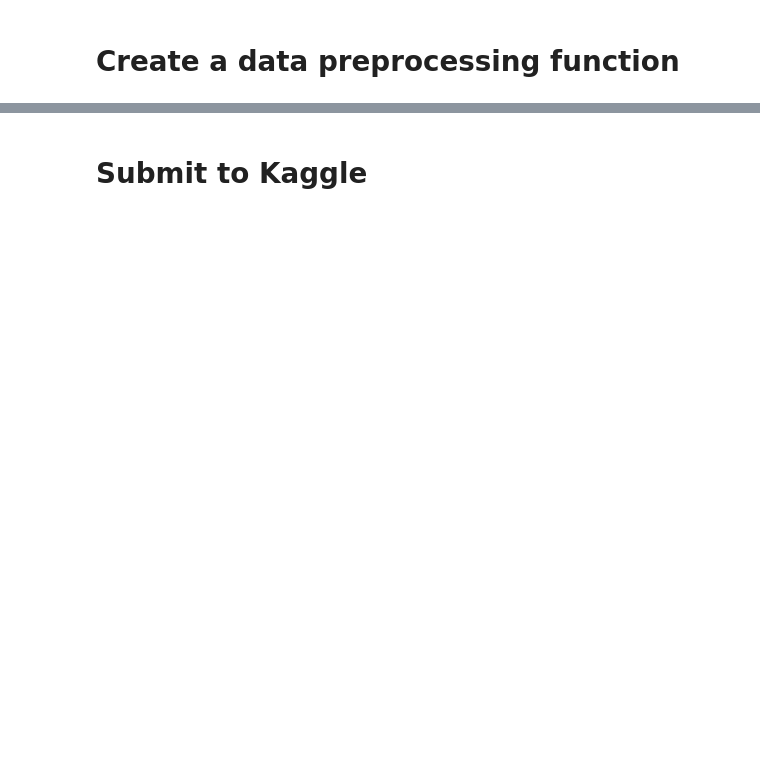
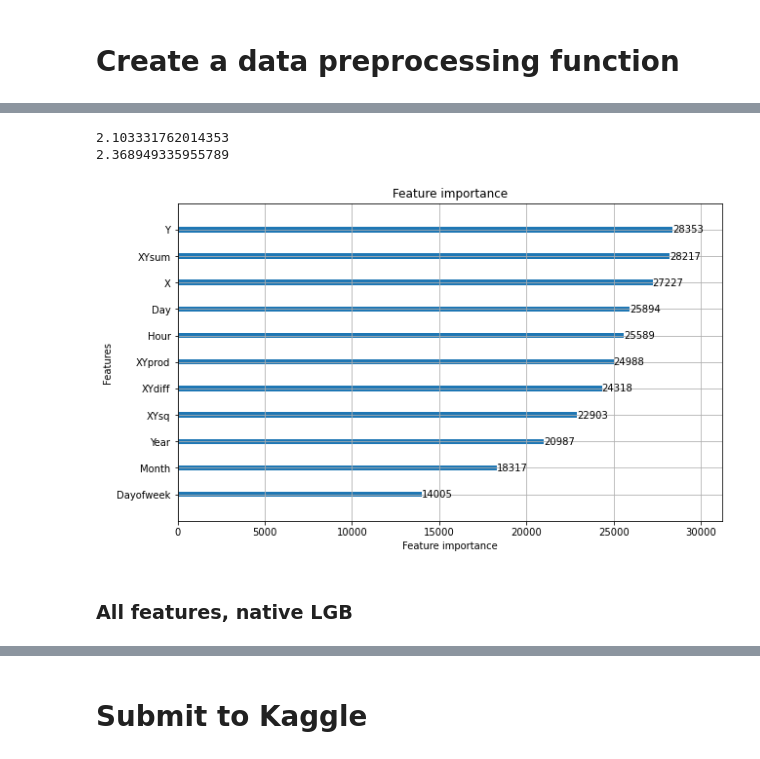
Before and after one commit to CadorA/sanfrancisco-crimes-kaggle, a Jupyter notebook: sf_crime.ipynb, the cells around one changed output, grey strips where cells are left out. Cells and saved outputs as stored; diff of their text form; code cells hidden in the pictures; blank space fills up the shorter version.

```diff
--- a/sf_crime.ipynb
+++ b/sf_crime.ipynb
@@ -772,0 +820,21 @@ RandomForestClassifier(max_depth=15, max_features='sqrt', n_estimators=40,
+# %%
+X_s, y_s = X.drop(columns=['PdDistrict', 'Roadtype', 'Block', 'Minute']), y
+# %%
+X_train_s, X_test_s, y_train_s, y_test_s = train_test_split(X_s, y_s, test_size = 0.3)
+# %%
+trains = lgb.Dataset(X_train_s, label = y_train_s)
+params = {
+    'boosting':'gbdt',
+    'objective':'multiclass',
+    'num_class':39,
+    'max_delta_step':0.9,
+    'min_data_in_leaf': 100, #was 300
+    'learning_rate': 0.2,
+    'max_bin': 480,
+    'feature_fraction':0.8,
+    'num_leaves': 50,
+    'bagging_fraction':0.8,
+    'bagging_freq':10,
+    'verbose' : 0
+}
+lgb_rs_s = lgb.train(params, trains, 140) # was 100
@@ -772,0 +859,17 @@ RandomForestClassifier(max_depth=15, max_features='sqrt', n_estimators=40,
+# %%
+y_probs_train = lgb_rs_s.predict(X_train_s)
+y_probs_val = lgb_rs_s.predict(X_test_s)
+
+print(log_loss(y_train_s, y_probs_train))
+print(log_loss(y_test_s, y_probs_val))
+# %% [output]
+2.103331762014353
+2.368949335955789
+# %%
+fig, ax = plt.subplots(figsize=(10,6))
+lgb.plot_importance(lgb_rs_s, ax=ax)
+plt.show()
+# %% [output]
+[figure, added]
+# %% [markdown]
+### All features, native LGB
```
Also changed, not shown: parts of 171 cells of this notebook, 1 other file.
